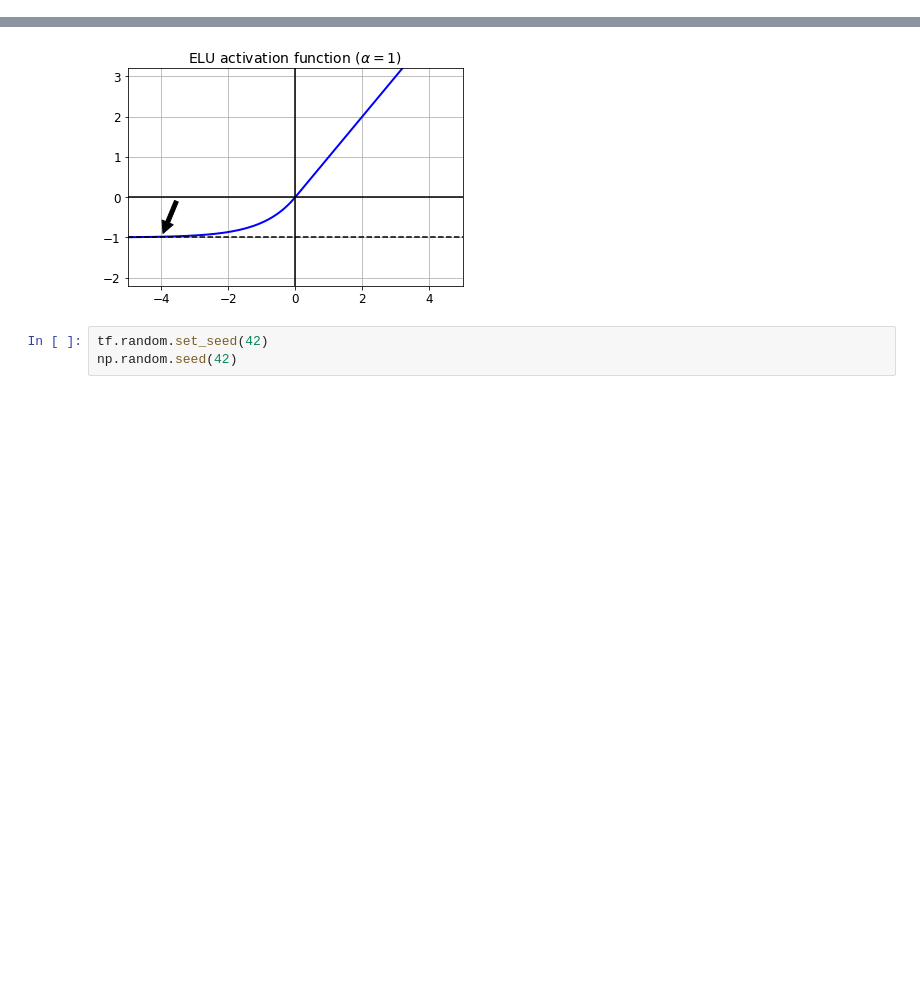
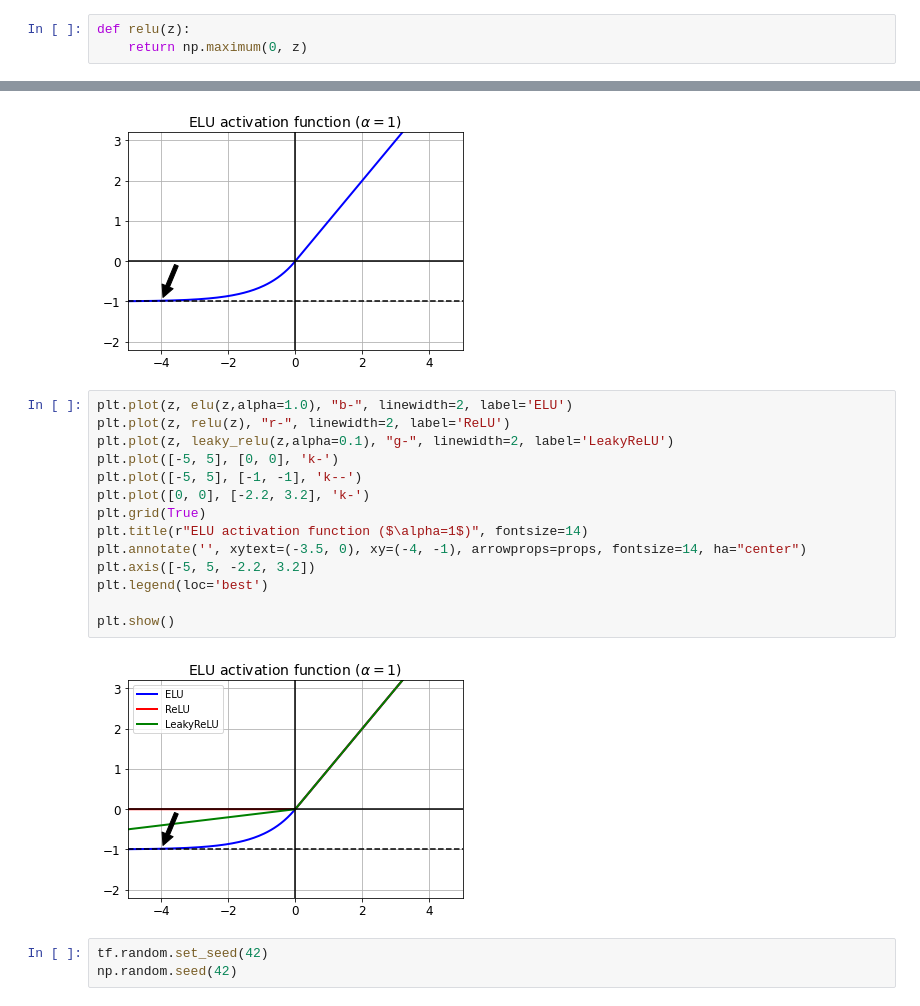
Before and after one commit to ThOliveira23/PH482_582_Sp22, a Jupyter notebook: Exercises/06_training_deep_neural_networks.ipynb, the cells around one changed output, grey strips where cells are left out. Drawn from its saved outputs; the diff is of its cells as text; blank space fills up the shorter version.

```diff
--- a/Exercises/06_training_deep_neural_networks.ipynb
+++ b/Exercises/06_training_deep_neural_networks.ipynb
@@ -97,6 +97,9 @@ The leaky relu funciton is defined to be `alpha*z` for z<0 and `z` for z>0.
 (alterntively you can think about using `np.maximum` to make the distinction, assuming alpha>0)
 # %% [markdown]
 ↓↓↓↓↓↓↓↓↓↓↓↓↓↓↓↓↓↓↓↓↓↓↓↓↓↓↓↓↓↓↓ your code goes below
+# %%
+def relu(z):
+    return np.maximum(0, z)
 # %%
 def leaky_relu(z,alpha):
     return np.maximum(alpha*z,z) # max(alpha*z,z)
@@ -220,6 +219,22 @@ plt.axis([-5, 5, -2.2, 3.2])
 plt.show()
 # %% [output]
 [figure]
+# %%
+plt.plot(z, elu(z,alpha=1.0), "b-", linewidth=2, label='ELU')
+plt.plot(z, relu(z), "r-", linewidth=2, label='ReLU')
+plt.plot(z, leaky_relu(z,alpha=0.1), "g-", linewidth=2, label='LeakyReLU')
+plt.plot([-5, 5], [0, 0], 'k-')
+plt.plot([-5, 5], [-1, -1], 'k--')
+plt.plot([0, 0], [-2.2, 3.2], 'k-')
+plt.grid(True)
+plt.title(r"ELU activation function ($\alpha=1$)", fontsize=14)
+plt.annotate('', xytext=(-3.5, 0), xy=(-4, -1), arrowprops=props, fontsize=14, ha="center")
+plt.axis([-5, 5, -2.2, 3.2])
+plt.legend(loc='best')
+
+plt.show()
+# %% [output]
+[figure, added]
 # %%
 tf.random.set_seed(42)
 np.random.seed(42)
```
Also changed, not shown: parts of 47 cells of this notebook, 11 other files.
